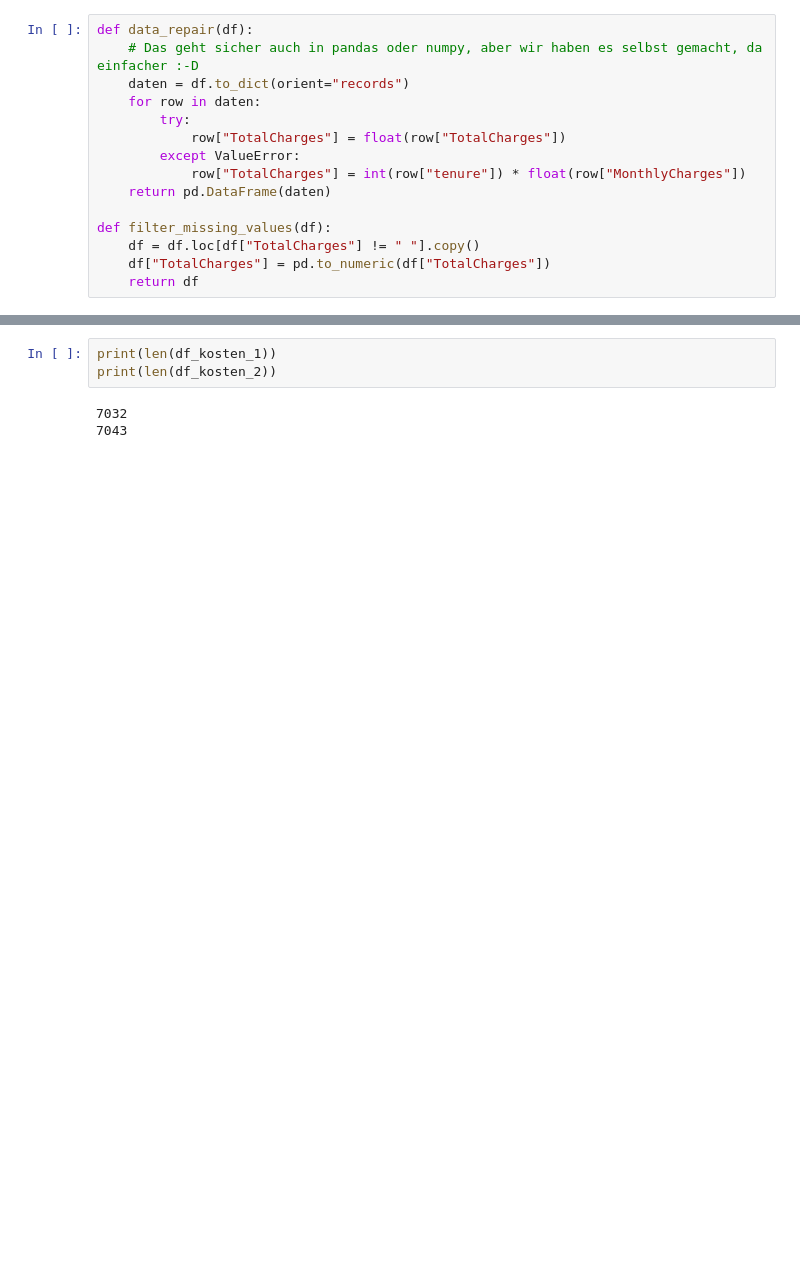
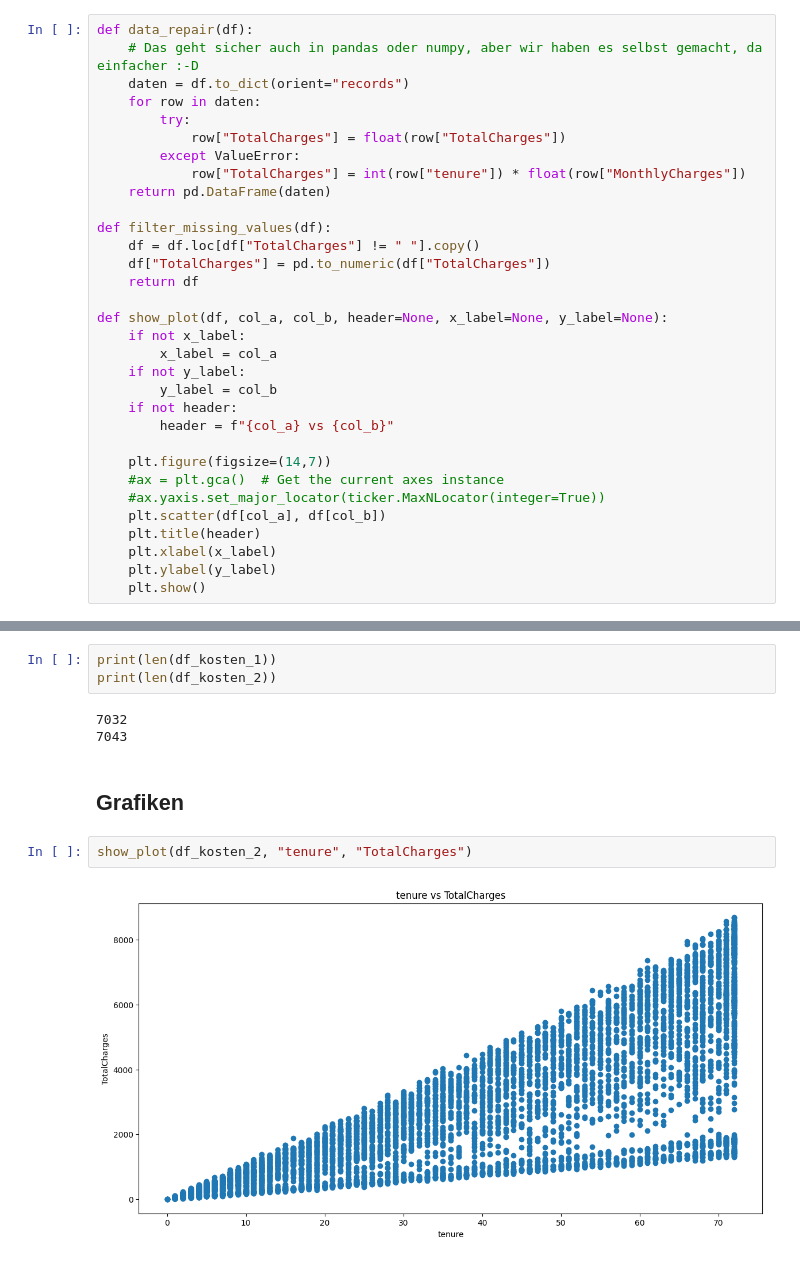
Before and after one commit to cuber-it/aktueller-kurs, a Jupyter notebook: Tag9/Uebung_01/data_analyse_01.ipynb, the cells around one changed output, grey strips where cells are left out. Saved outputs shown, nothing was run; the diff lists cells and outputs as text; blank space fills up the shorter version.

```diff
--- a/Tag9/Uebung_01/data_analyse_01.ipynb
+++ b/Tag9/Uebung_01/data_analyse_01.ipynb
@@ -21,6 +24,23 @@ def filter_missing_values(df):
     df = df.loc[df["TotalCharges"] != " "].copy()
     df["TotalCharges"] = pd.to_numeric(df["TotalCharges"])
     return df
+
+def show_plot(df, col_a, col_b, header=None, x_label=None, y_label=None):
+    if not x_label:
+        x_label = col_a
+    if not y_label:
+        y_label = col_b
+    if not header:
+        header = f"{col_a} vs {col_b}"
+
+    plt.figure(figsize=(14,7))
+    #ax = plt.gca()  # Get the current axes instance
+    #ax.yaxis.set_major_locator(ticker.MaxNLocator(integer=True))
+    plt.scatter(df[col_a], df[col_b])
+    plt.title(header)
+    plt.xlabel(x_label)
+    plt.ylabel(y_label)
+    plt.show()
 # %% [markdown]
 ## Daten einlesen
 # %%
@@ -52,3 +72,9 @@ print(len(df_kosten_2))
 # %% [output]
 7032
 7043
+# %% [markdown]
+## Grafiken
+# %%
+show_plot(df_kosten_2, "tenure", "TotalCharges")
+# %% [output]
+[figure, added]
```
Also changed, not shown: parts of 3 cells of this notebook, 1 other file.
